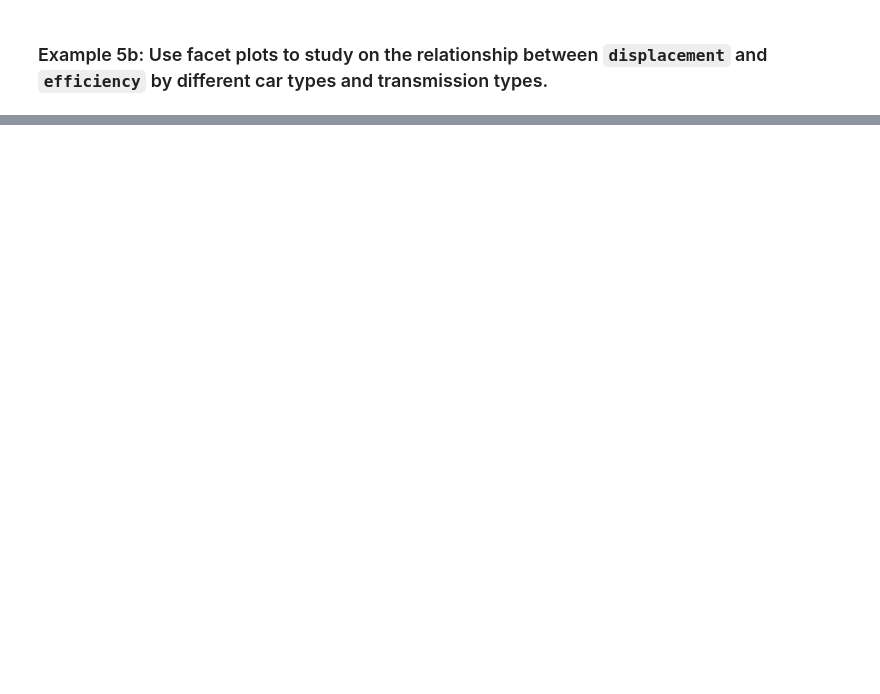
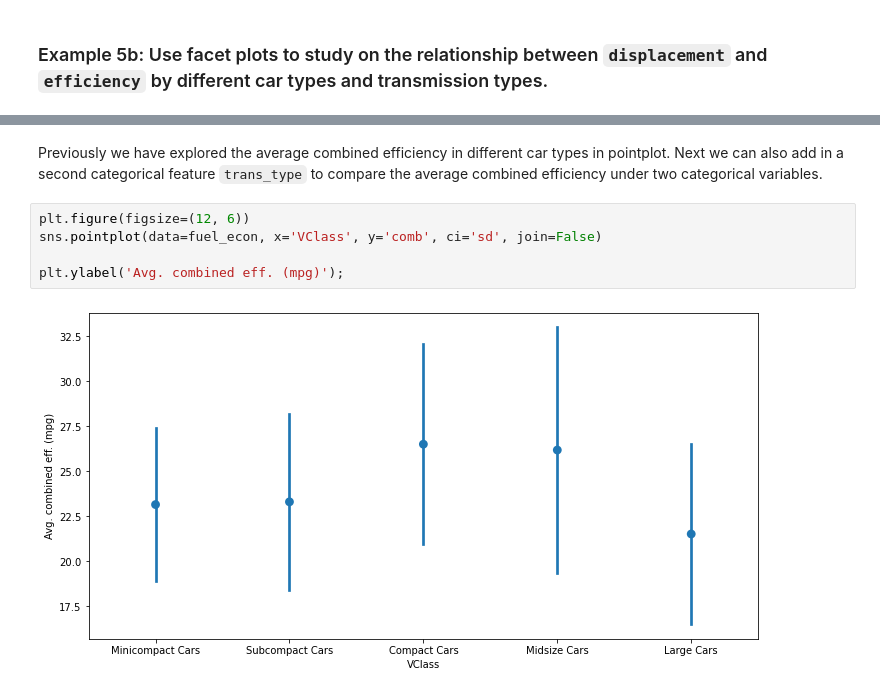
Before and after one commit to Alex-YuZ/Data-Visualization, a Jupyter notebook: Faceting.ipynb, the cells around one changed output, grey strips where cells are left out. Saved outputs shown, nothing was run; the diff lists cells and outputs as text; blank space fills up the shorter version.

Commit message:
feat: Add multivaraite examples of pointplot, barplot and boxplot

```diff
--- a/Faceting.ipynb
+++ b/Faceting.ipynb
@@ -341,0 +345,9 @@ f.map(plt.scatter, 'displ', 'comb');
+# %% [markdown]
+Previously we have explored the average combined efficiency in different car types in pointplot. Next we can also add in a second categorical feature `trans_type` to compare the average combined efficiency under two categorical variables.
+# %%
+plt.figure(figsize=(12, 6))
+sns.pointplot(data=fuel_econ, x='VClass', y='comb', ci='sd', join=False)
+
+plt.ylabel('Avg. combined eff. (mpg)');
+# %% [output]
+[figure, added]
```
Also changed, not shown: parts of 11 cells of this notebook.
